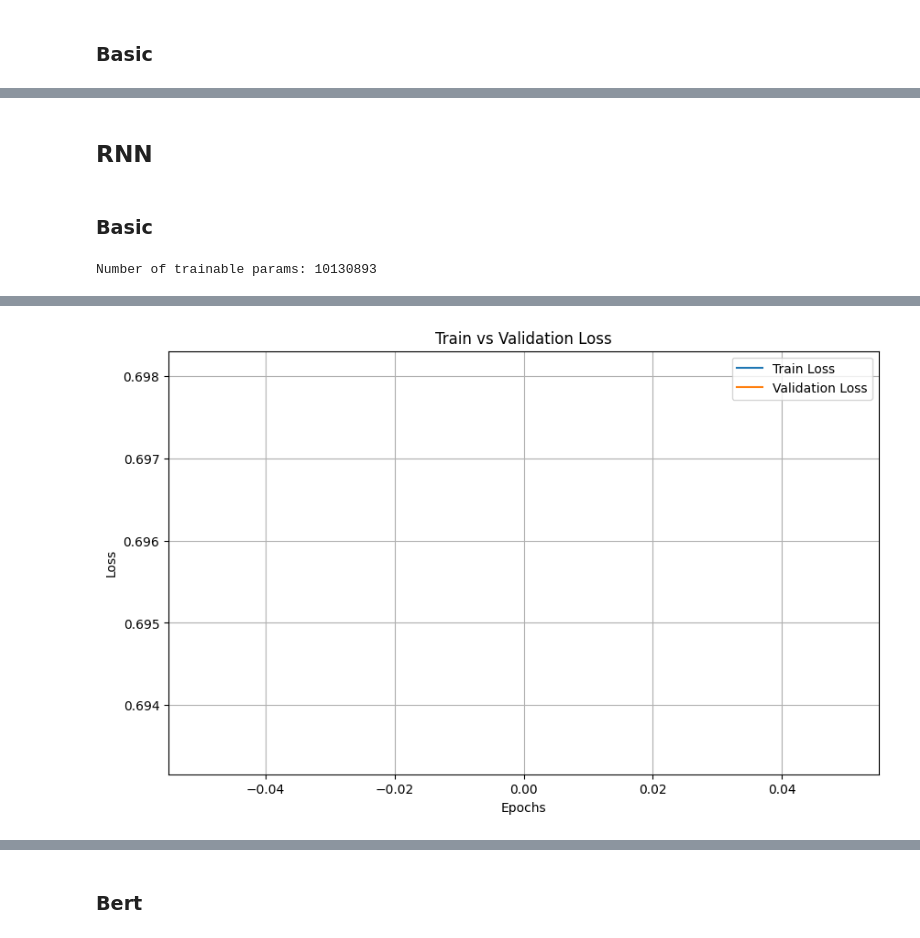
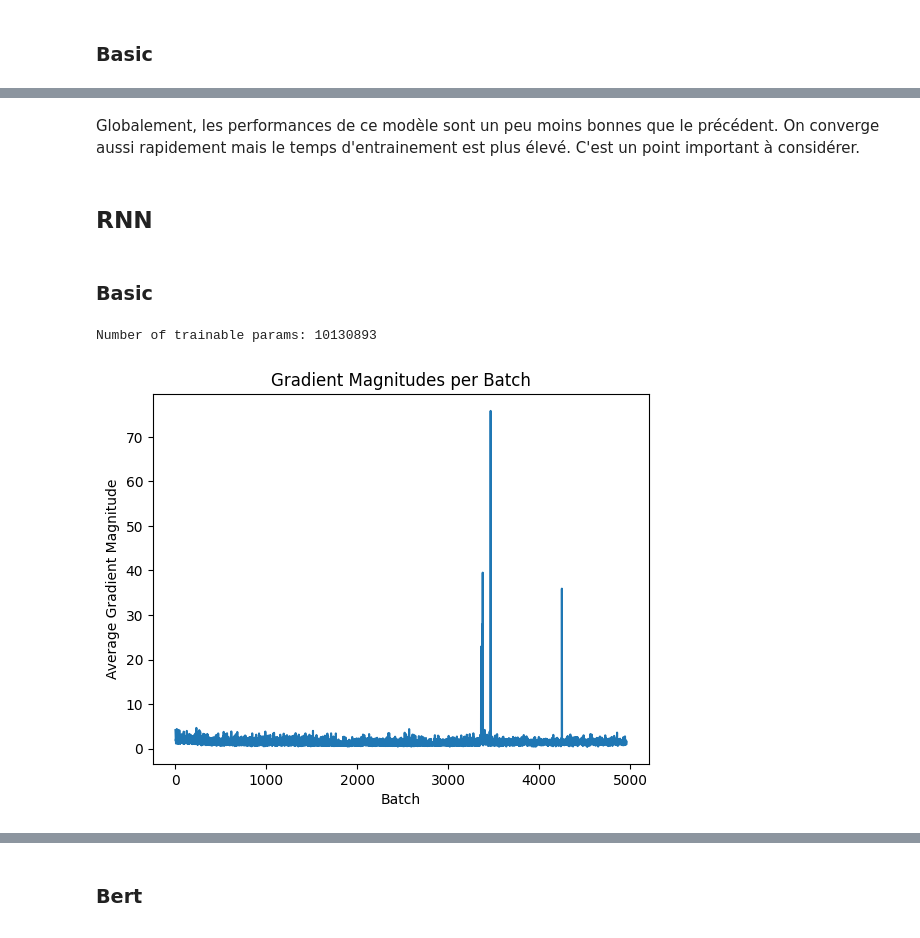
Before and after one commit to Totm33606/hddl_project, a Jupyter notebook: project4/rnn.ipynb, the cells around one changed output, grey strips where cells are left out. Drawn from its saved outputs; the diff is of its cells as text; code cells hidden in the pictures.

```diff
--- a/project4/rnn.ipynb
+++ b/project4/rnn.ipynb
@@ -653,26 +757,31 @@ Ensemble Model - Loss: 0.2574, Accuracy: 0.8941, F1 Score: 0.8945
+# %% [markdown]
+Globalement, les performances de ce modèle sont un peu moins bonnes que le précédent. On converge aussi rapidement mais le temps d'entrainement est plus élevé. C'est un point important à considérer.
 # %% [markdown]
-## RNN
+## **RNN**
 # %% [markdown]
 ### Basic
 # %%
+set_seed(42)
 model_rnn = RNNClassifier(pretrained=False)
 model_rnn.to(DEVICE)
 criterion = nn.BCELoss(reduction='sum')
 optimizer = optim.Adam(model_rnn.parameters(), lr=LEARNING_RATE)
 print(f"Number of trainable params: {count_trainable_parameters(model_rnn)}")
 train_losses = []
 val_losses = []
-epochs = 1
+epochs = 1 # On n'affiche donc pas les loss à la fin
+plot_grad = True
 for epoch in range(epochs):
     start_time = time.time()
-    train_loss, train_acc, train_f1 = train_epoch(model_rnn, basic_train_loader, criterion, optimizer)
+    train_loss, train_acc, train_f1 = train_epoch(model_rnn, basic_train_loader, criterion, optimizer, plot_grad=plot_grad)
+    plot_grad = False
     train_losses.append(train_loss)
     val_loss, val_acc, val_f1 = evaluate(model_rnn, basic_val_loader, criterion)
     val_losses.append(val_loss)
     end_time = time.time()
 
     print(f"Epoch: {epoch+1}/{epochs} | Train Loss: {train_loss:.4f} | Train Acc: {train_acc:.4f} | "
           f"Train F1: {train_f1:.4f} | Val Loss: {val_loss:.4f} | Val Acc: {val_acc:.4f} | Val F1: {val_f1:.4f} | Time: {end_time-start_time:.2f}s")
-plot_loss(train_losses, val_losses)
 # %% [output]
 Number of trainable params: 10130893
+[figure, new version]
@@ -680,3 +789,2 @@ Epoch: 1/1 | Train Loss: 0.6981 | Train Acc: 0.5034 | Train F1: 0.5049 | Val Los
-[figure, old version]
 # %%
 test_loss, test_acc_rnn, test_f1_rnn = evaluate(model_rnn, basic_test_loader, criterion)
```
Also changed, not shown: parts of 52 cells of this notebook.
